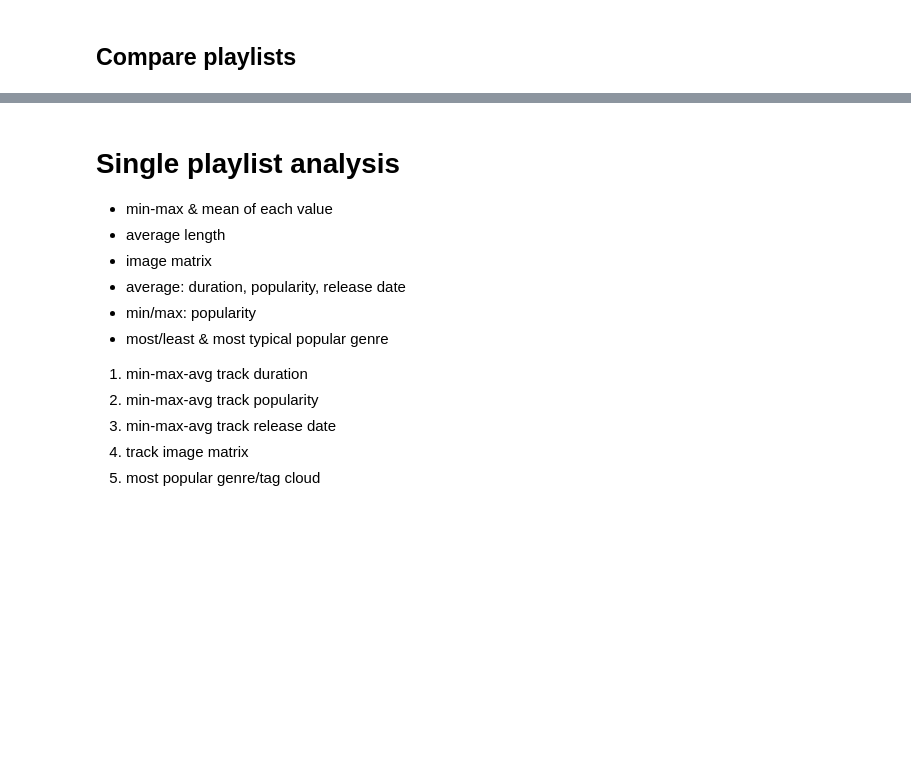
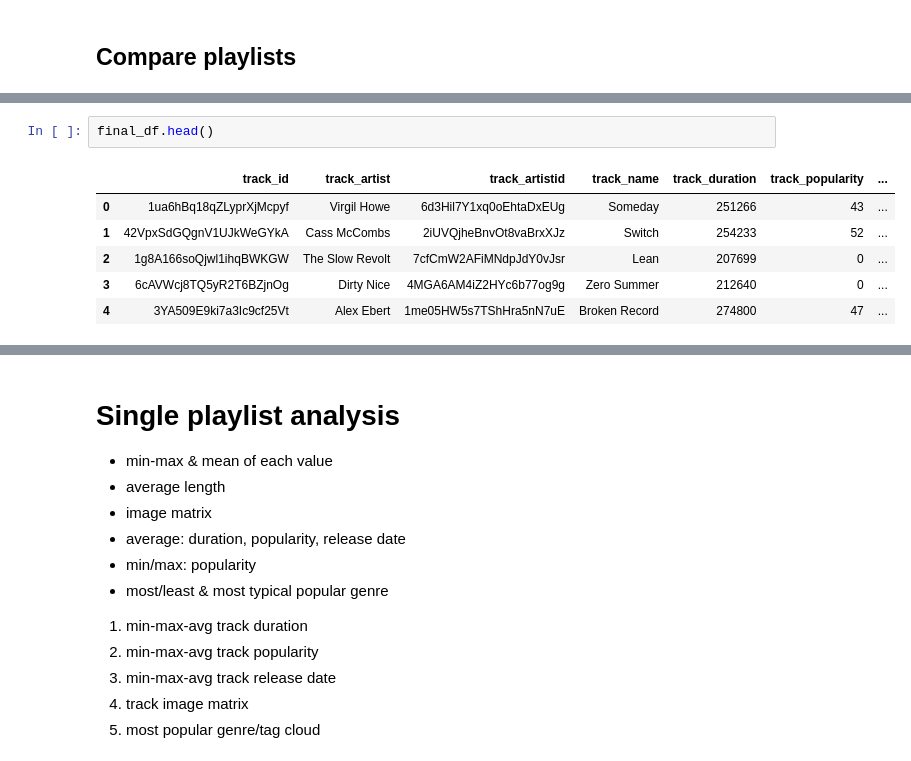
Before and after one commit to adamsiemaszkiewicz/eargasm-music, a Jupyter notebook: eargasm_data-visualisation.ipynb, the cells around one changed output, grey strips where cells are left out. Saved outputs shown, nothing was run; the diff lists cells and outputs as text; blank space fills up the shorter version.

```diff
--- a/eargasm_data-visualisation.ipynb
+++ b/eargasm_data-visualisation.ipynb
@@ -331,0 +185,9 @@ SelectMultiple(description='select playlists', index=(13, 23), options=('eargasm
+# %%
+final_df.head()
+# %% [output]
+|  | track_id | track_artist | track_artistid | track_name | track_duration | track_popularity | ... |
+| 0 | 1ua6hBq18qZLyprXjMcpyf | Virgil Howe | 6d3Hil7Y1xq0oEhtaDxEUg | Someday | 251266 | 43 | ... |
+| 1 | 42VpxSdGQgnV1UJkWeGYkA | Cass McCombs | 2iUVQjheBnvOt8vaBrxXJz | Switch | 254233 | 52 | ... |
+| 2 | 1g8A166soQjwl1ihqBWKGW | The Slow Revolt | 7cfCmW2AFiMNdpJdY0vJsr | Lean | 207699 | 0 | ... |
+| 3 | 6cAVWcj8TQ5yR2T6BZjnOg | Dirty Nice | 4MGA6AM4iZ2HYc6b77og9g | Zero Summer | 212640 | 0 | ... |
+| 4 | 3YA509E9ki7a3Ic9cf25Vt | Alex Ebert | 1me05HW5s7TShHra5nN7uE | Broken Record | 274800 | 47 | ... |
```
Also changed, not shown: parts of 12 cells of this notebook.
